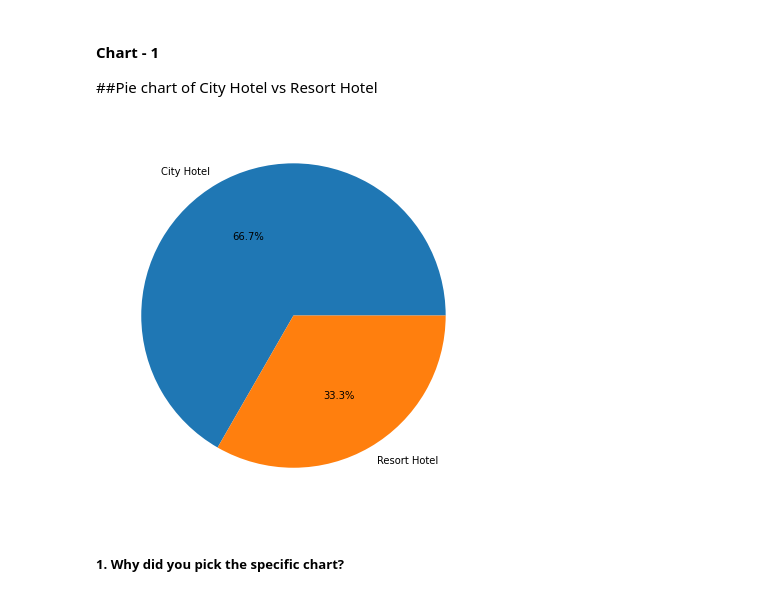
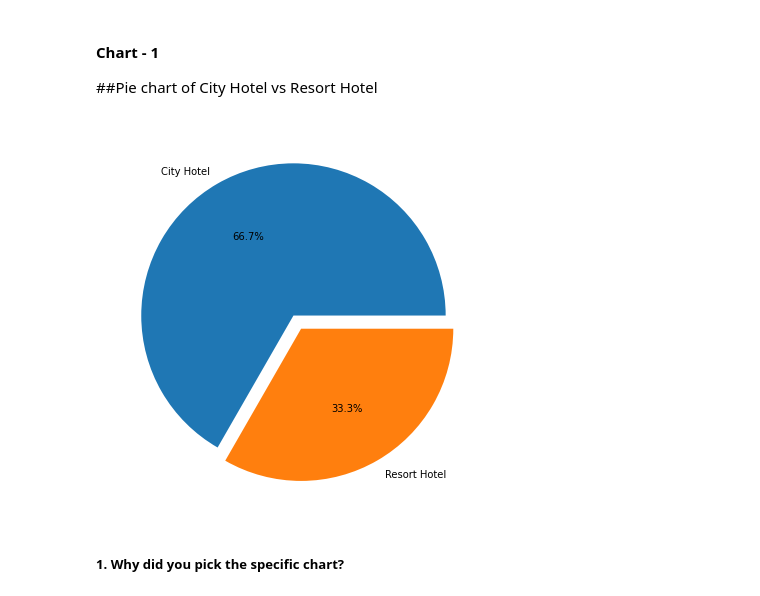
Before and after one commit to Sharath670/Hotel-bookings-EDA, a Jupyter notebook: Hotel_Bokings_EDA(individual).ipynb, the cells around one changed output. Cells and saved outputs as stored; diff of their text form; code cells hidden in the pictures.

```diff
--- a/Hotel_Bokings_EDA(individual).ipynb
+++ b/Hotel_Bokings_EDA(individual).ipynb
@@ -587,10 +587,11 @@ Made the dataset ready by dropping columns company, agent and adr and also dropp
 # %%
 # Chart - 1 visualization code
 plt.rcParams['figure.figsize'] = 7,7
-plt.pie(df['hotel'].value_counts(),labels=['City Hotel','Resort Hotel'],autopct='%1.1f%%')
+explode=(0,0.1)
+plt.pie(df['hotel'].value_counts(),labels=['City Hotel','Resort Hotel'],autopct='%1.1f%%',explode=explode)
 plt.show()
 # %% [output]
-[figure, old version]
+[figure, new version]
 # %% [markdown]
 ##### 1. Why did you pick the specific chart?
 # %% [markdown]
```
Also changed, not shown: parts of 1 cell of this notebook.
